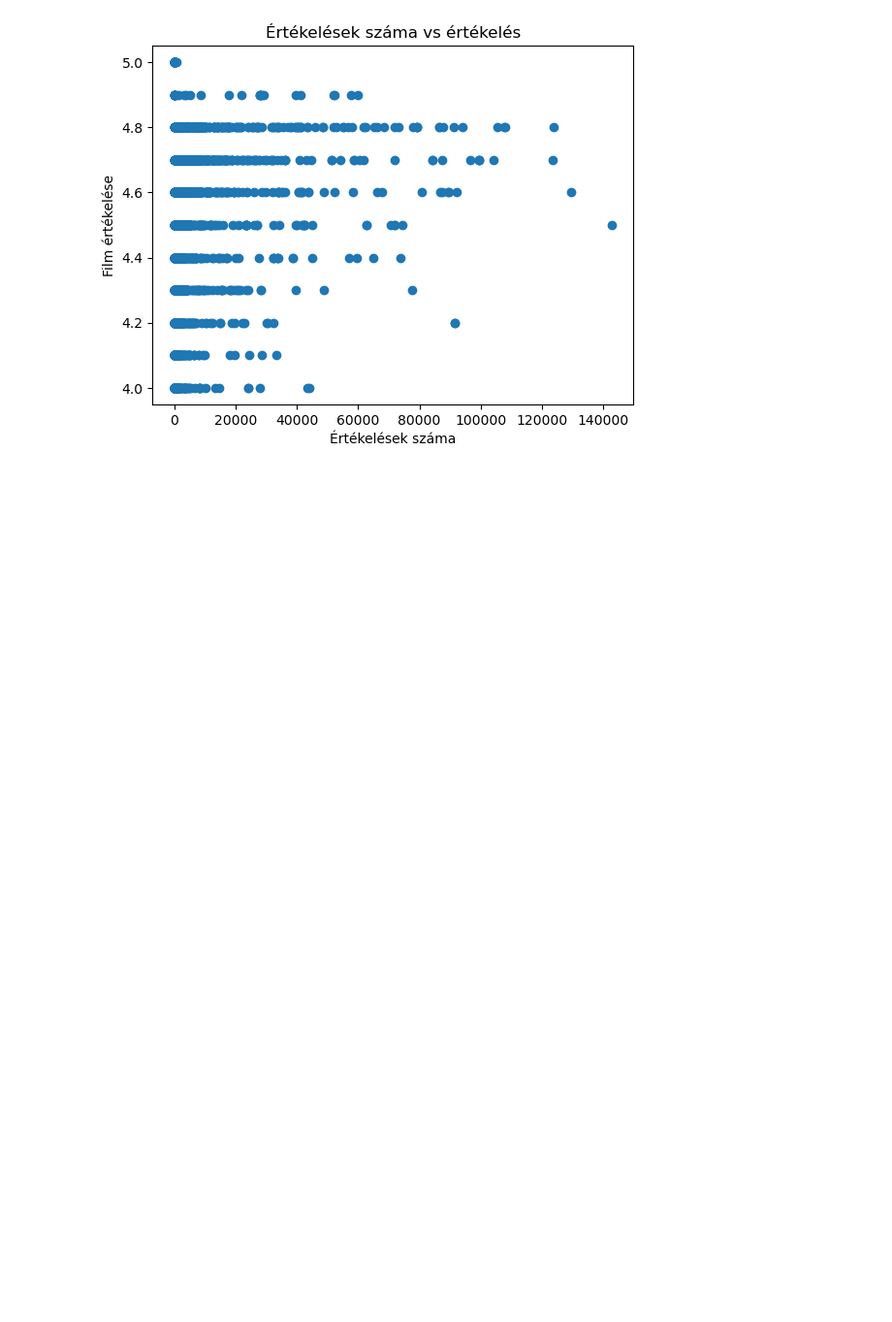
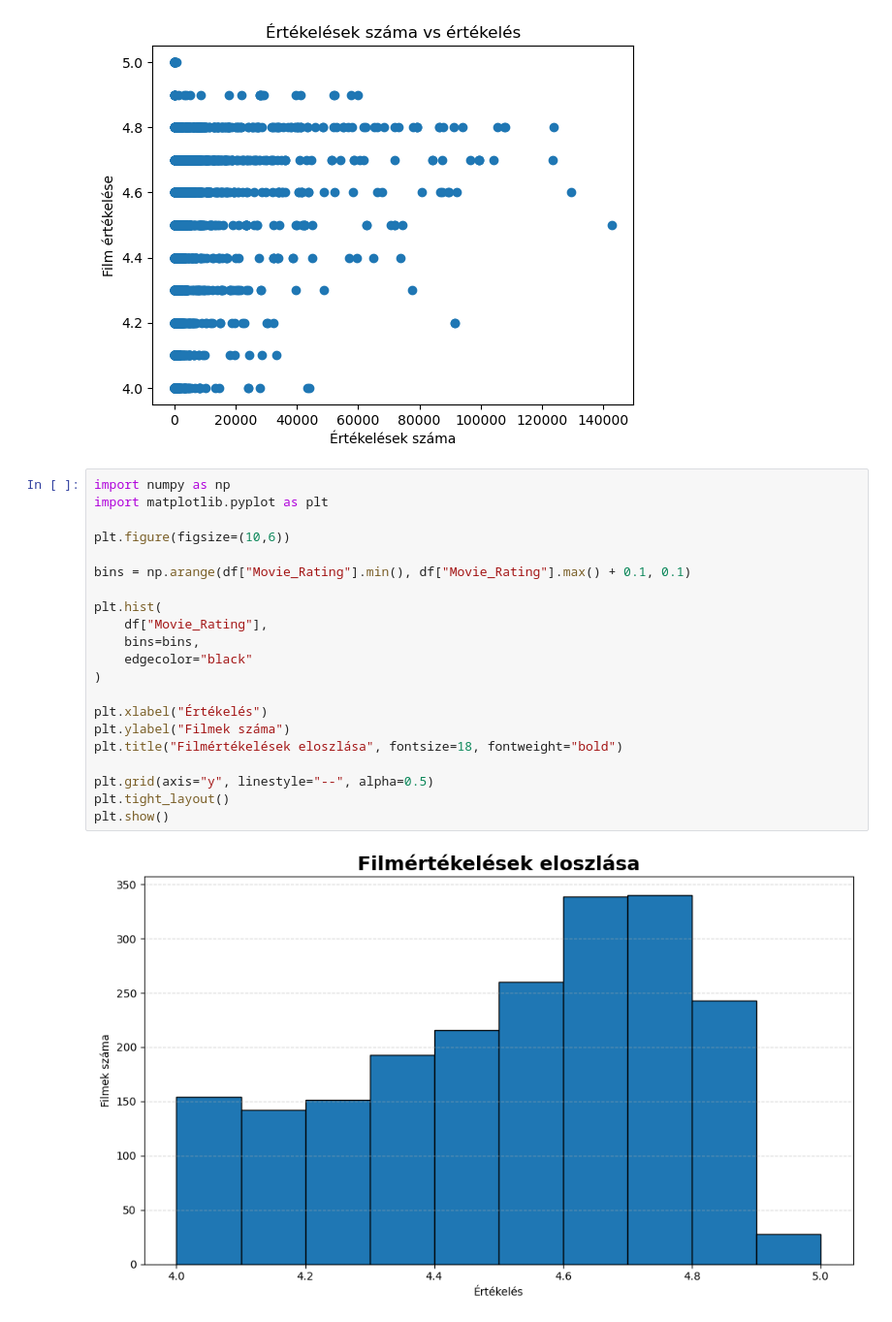
Before and after one commit to zsofikozma/mi-alapjai-beadando, a Jupyter notebook: mi-beadando.ipynb, the cells around one changed output. Shown at 97% size. Saved outputs shown, nothing was run; the diff lists cells and outputs as text; blank space fills up the shorter version.

Commit message:
Filmértékelések eloszlása

```diff
--- a/mi-beadando.ipynb
+++ b/mi-beadando.ipynb
@@ -179,3 +179,26 @@ plt.title("Értékelések száma vs értékelés")
 plt.show()
 # %% [output]
 [figure]
+# %%
+import numpy as np
+import matplotlib.pyplot as plt
+
+plt.figure(figsize=(10,6))
+
+bins = np.arange(df["Movie_Rating"].min(), df["Movie_Rating"].max() + 0.1, 0.1)
+
+plt.hist(
+    df["Movie_Rating"],
+    bins=bins,
+    edgecolor="black"
+)
+
+plt.xlabel("Értékelés")
+plt.ylabel("Filmek száma")
+plt.title("Filmértékelések eloszlása", fontsize=18, fontweight="bold")
+
+plt.grid(axis="y", linestyle="--", alpha=0.5)
+plt.tight_layout()
+plt.show()
+# %% [output]
+[figure, added]
```
